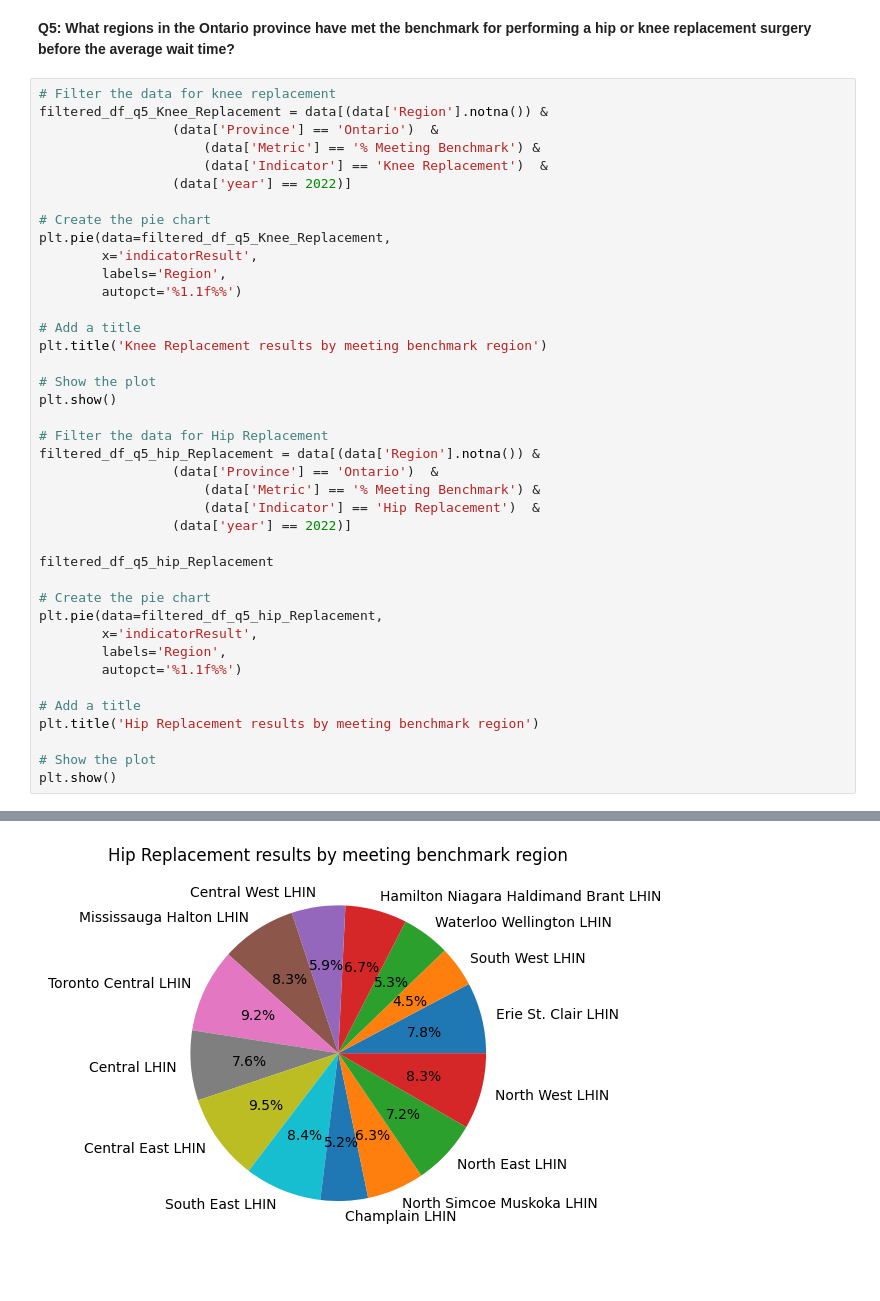
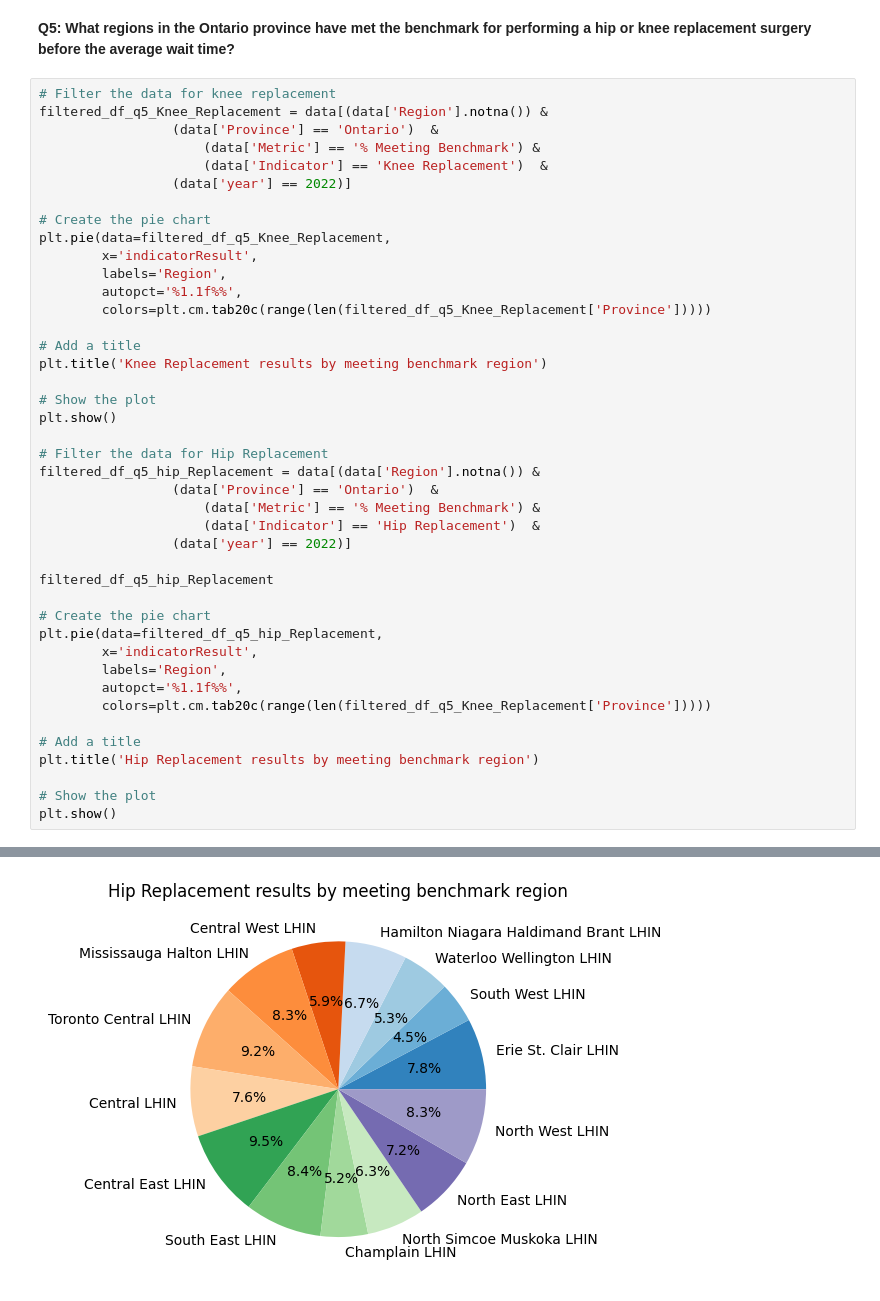
Before and after one commit to Aartizikre150/waiting-time-for-surgery-in-Canada, a Jupyter notebook: DAB_103_Project.ipynb, the cells around one changed output, grey strips where cells are left out. Saved outputs shown, nothing was run; the diff lists cells and outputs as text.

```diff
--- a/DAB_103_Project.ipynb
+++ b/DAB_103_Project.ipynb
@@ -611,7 +619,8 @@ filtered_df_q5_Knee_Replacement = data[(data['Region'].notna()) &
 plt.pie(data=filtered_df_q5_Knee_Replacement,
         x='indicatorResult',
         labels='Region',
-        autopct='%1.1f%%')
+        autopct='%1.1f%%',
+        colors=plt.cm.tab20c(range(len(filtered_df_q5_Knee_Replacement['Province']))))
 
 # Add a title
 plt.title('Knee Replacement results by meeting benchmark region')
@@ -632,7 +641,8 @@ filtered_df_q5_hip_Replacement
 plt.pie(data=filtered_df_q5_hip_Replacement,
         x='indicatorResult',
         labels='Region',
-        autopct='%1.1f%%')
+        autopct='%1.1f%%',
+        colors=plt.cm.tab20c(range(len(filtered_df_q5_Knee_Replacement['Province']))))
 
 # Add a title
 plt.title('Hip Replacement results by meeting benchmark region')
@@ -644 +654 @@ plt.show()
-[figure, old version]
+[figure, new version]
```
Also changed, not shown: parts of 5 cells of this notebook.
